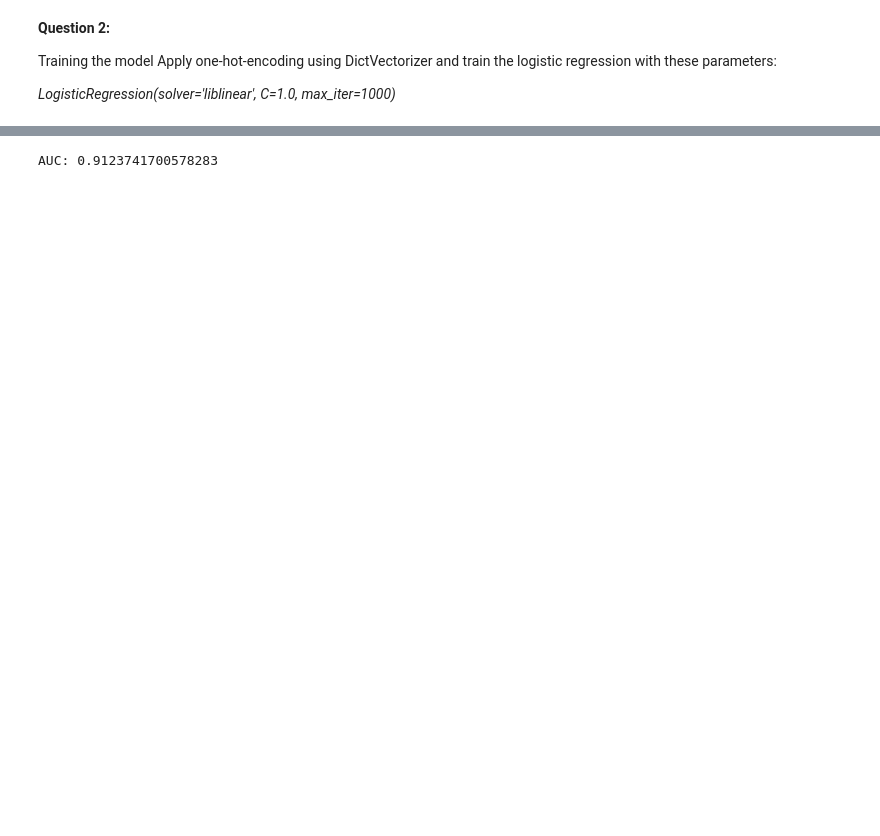
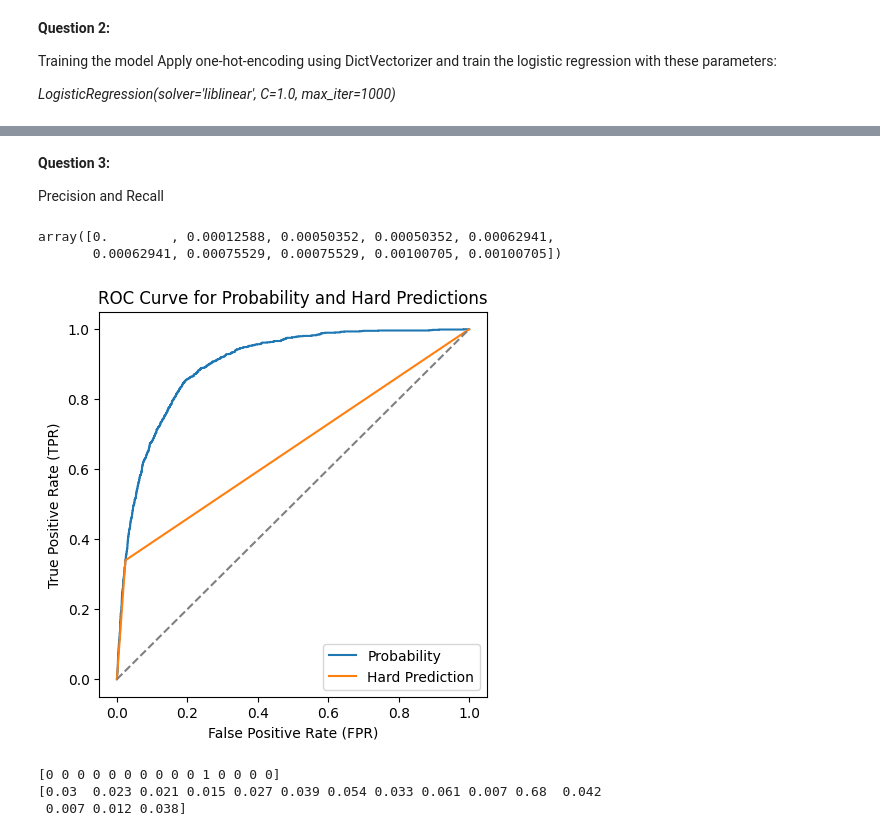
Before and after one commit to OleksiiLatypov/llm-zoomcamp, a Jupyter notebook: hw_ml_zoomcamp/hw04.ipynb, the cells around one changed output, grey strips where cells are left out. Drawn from its saved outputs; the diff is of its cells as text; code cells hidden in the pictures; blank space fills up the shorter version.

```diff
--- a/hw_ml_zoomcamp/hw04.ipynb
+++ b/hw_ml_zoomcamp/hw04.ipynb
@@ -176,0 +186,13 @@ LogisticRegression(max_iter=1000, solver='liblinear')
+# %%
+columns = numerical_columns + categorical_columns
+train_dicts = df_train[columns].to_dict(orient='records')
+dv = DictVectorizer(sparse=False)
+X_train = dv.fit_transform(train_dicts)
+
+model = LogisticRegression(solver='liblinear', C=1.0, max_iter=1000)
+model.fit(X_train, y_train)
+
+val_dicts = df_val[columns].to_dict(orient='records')
+X_val = dv.transform(val_dicts)
+
+y_pred = model.predict_proba(X_val)[:, 1]
@@ -191,9 +217,42 @@ TypeError: 'numpy.float64' object is not callable
-# %%
-y_pred_proba = model.predict_proba(X_val)[:, 1]  # Get probability of positive class
-
-# Calculate AUC
-auc = roc_auc_score(y_val, y_pred_proba)
-
-print("AUC:", auc)
-# %% [output]
-AUC: 0.9123741700578283
+# %%
+y_pred_bin = model.predict(X_val)
+# %% [markdown]
+**Question 3:**
+
+ Precision and Recall
+# %%
+fpr[:10]
+# %% [output]
+array([0.        , 0.00012588, 0.00050352, 0.00050352, 0.00062941,
+       0.00062941, 0.00075529, 0.00075529, 0.00100705, 0.00100705])
+# %%
+plt.figure(figsize=(5, 5))
+
+# ROC curve for predicted probabilities
+fpr, tpr, _ = roc_curve(y_val, y_pred)
+plt.plot(fpr, tpr, label='Probability')
+
+# ROC curve for binary (hard) predictions
+fpr, tpr, _ = roc_curve(y_val, y_pred_bin)
+plt.plot(fpr, tpr, label='Hard Prediction')
+
+# Diagonal line representing random guessing
+plt.plot([0, 1], [0, 1], color='grey', linestyle='--')
+
+# Set the title and axis labels
+plt.title('ROC Curve for Probability and Hard Predictions')
+plt.xlabel('False Positive Rate (FPR)')
+plt.ylabel('True Positive Rate (TPR)')
+
+# Add legend and show the plot
+plt.legend()
+plt.show()
+# %% [output]
+[figure, added]
+# %%
+print(y_val[:15])
+print(y_pred[:15].round(3))
+# %% [output]
+[0 0 0 0 0 0 0 0 0 0 1 0 0 0 0]
+[0.03  0.023 0.021 0.015 0.027 0.039 0.054 0.033 0.061 0.007 0.68  0.042
+ 0.007 0.012 0.038]
```
Also changed, not shown: parts of 27 cells of this notebook.
